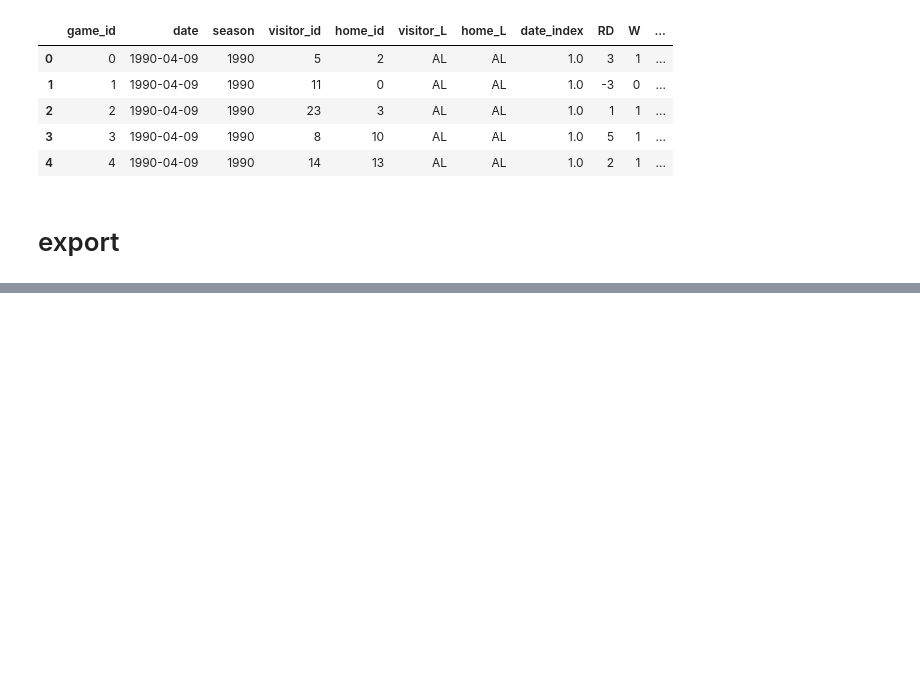
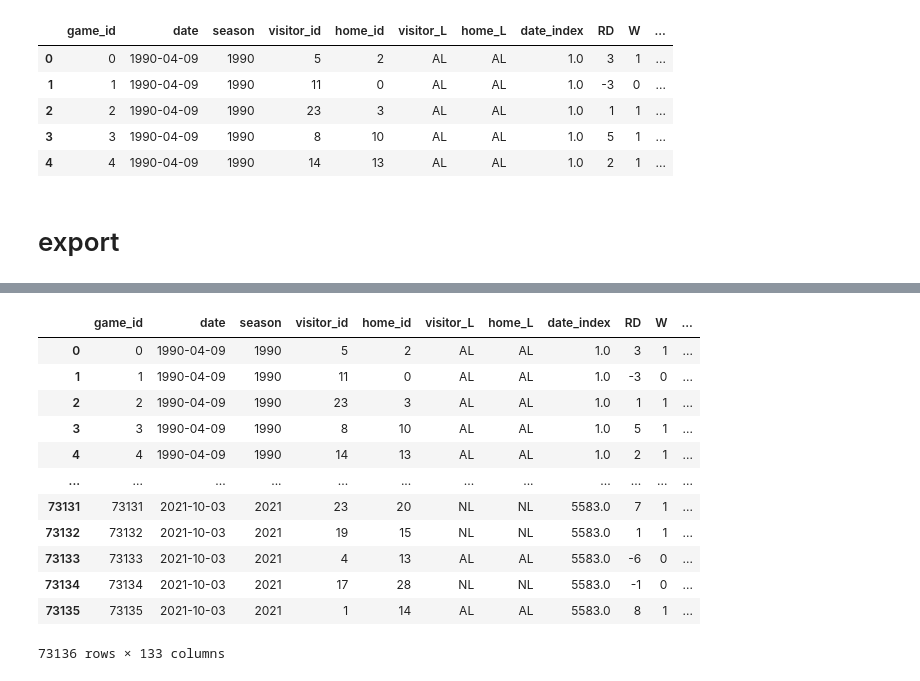
Before and after one commit to lanejere5/mlb, a Jupyter notebook: elo/features.ipynb, the cells around one changed output, grey strips where cells are left out. Saved outputs shown, nothing was run; the diff lists cells and outputs as text; code cells hidden in the pictures; blank space fills up the shorter version.

```diff
--- a/elo/features.ipynb
+++ b/elo/features.ipynb
@@ -724,0 +842,26 @@ features.to_parquet('/content/drive/My Drive/mlb/features/features.parquet')
+# %%
+team_distances['date_diff'] = team_distances['date_diff'].dt.days
+# %%
+features = pd.merge(
+    features,
+    team_distances.loc[team_distances['home'] == 0, ['game_id', 'team_id', 'date_diff', 'geodesic distance (km)']],
+    how='left',
+    left_on=['game_id', 'visitor_id'],
+    right_on=['game_id', 'team_id']
+).drop(columns=['team_id']).rename(columns={'date_diff': 'visitor_travel_days', 'geodesic distance (km)': 'visitor_travel_distance'})
+# %%
+features
+# %% [output]
+|  | game_id | date | season | visitor_id | home_id | visitor_L | home_L | date_index | RD | W | ... |
+| 0 | 0 | 1990-04-09 | 1990 | 5 | 2 | AL | AL | 1.0 | 3 | 1 | ... |
+| 1 | 1 | 1990-04-09 | 1990 | 11 | 0 | AL | AL | 1.0 | -3 | 0 | ... |
+| 2 | 2 | 1990-04-09 | 1990 | 23 | 3 | AL | AL | 1.0 | 1 | 1 | ... |
+| 3 | 3 | 1990-04-09 | 1990 | 8 | 10 | AL | AL | 1.0 | 5 | 1 | ... |
+| 4 | 4 | 1990-04-09 | 1990 | 14 | 13 | AL | AL | 1.0 | 2 | 1 | ... |
+| ... | ... | ... | ... | ... | ... | ... | ... | ... | ... | ... | ... |
+| 73131 | 73131 | 2021-10-03 | 2021 | 23 | 20 | NL | NL | 5583.0 | 7 | 1 | ... |
+| 73132 | 73132 | 2021-10-03 | 2021 | 19 | 15 | NL | NL | 5583.0 | 1 | 1 | ... |
+| 73133 | 73133 | 2021-10-03 | 2021 | 4 | 13 | AL | AL | 5583.0 | -6 | 0 | ... |
+| 73134 | 73134 | 2021-10-03 | 2021 | 17 | 28 | NL | NL | 5583.0 | -1 | 0 | ... |
+| 73135 | 73135 | 2021-10-03 | 2021 | 1 | 14 | AL | AL | 5583.0 | 8 | 1 | ... |
+73136 rows × 133 columns
```
Also changed, not shown: parts of 15 cells of this notebook.
